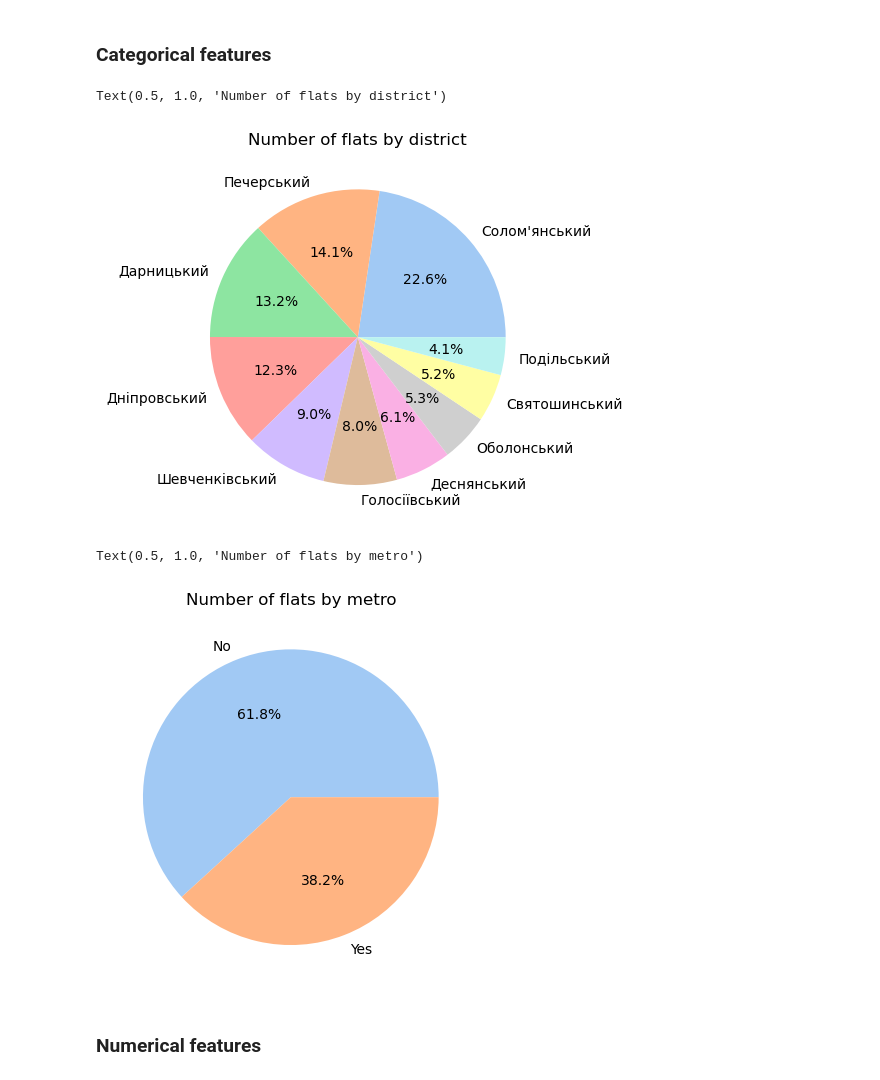
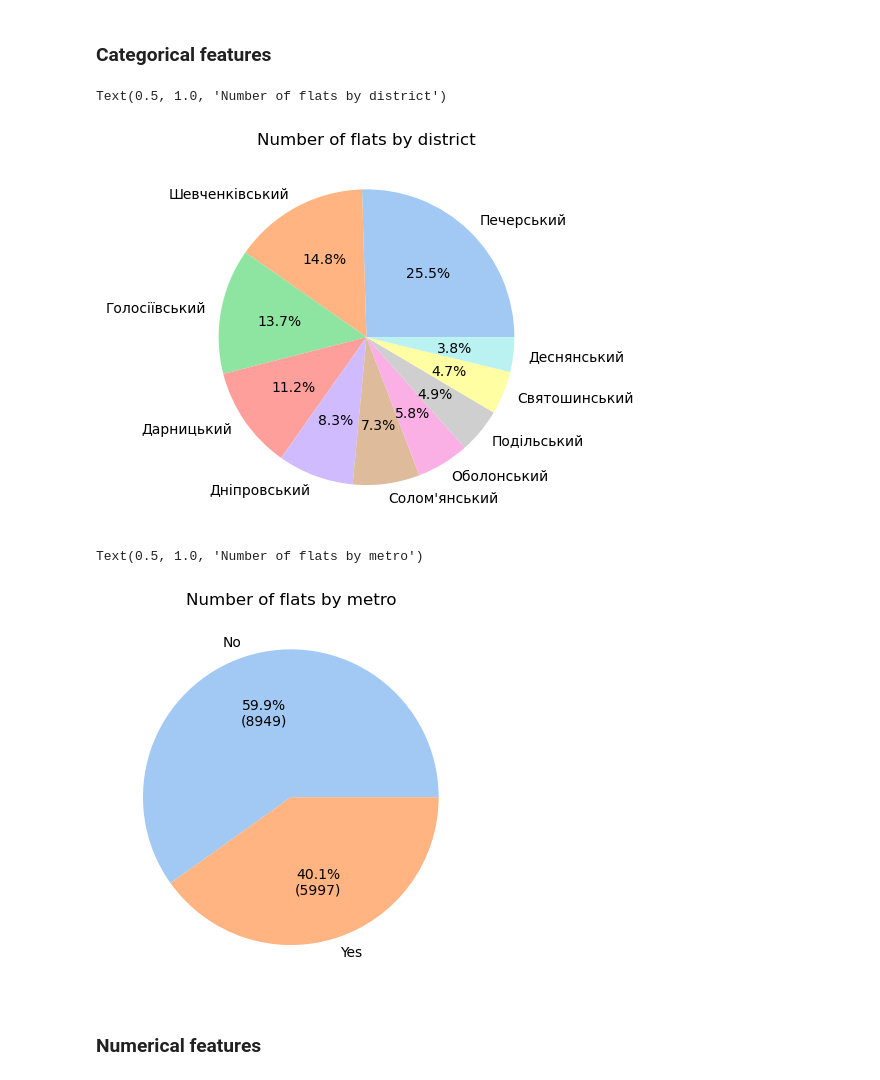
Before and after one commit to boiarchuk-m/Kyiv-flats-rent, a Jupyter notebook: Data_analysis.ipynb, the cells around one changed output. Saved outputs shown, nothing was run; the diff lists cells and outputs as text; code cells hidden in the pictures.

```diff
--- a/Data_analysis.ipynb
+++ b/Data_analysis.ipynb
@@ -55,3 +47,0 @@ sns.boxplot(df.price)
-# %%
-df = df[df.price<500000]
-sns.boxplot(df.price)
@@ -72,3 +47,0 @@ sns.boxplot(df.total_area)
-# %%
-df = df[df.total_area <600]
-sns.boxplot(df.total_area)
@@ -83,3 +47,0 @@ sns.boxplot(df.kitchen_area)
-# %%
-df = df[df.total_area <150]
-sns.boxplot(df.total_area)
@@ -94,3 +47,0 @@ df[df.floor >48]
-# %%
-df.drop(8412, inplace=True)
-df.reset_index(inplace=True, drop=True)
@@ -102,19 +61,28 @@ numerical = ['rooms', 'floor', 'total_area', 'kitchen_area', 'floor_total']
 # %%
 colors = sns.color_palette('pastel')[0:10]
-plt.pie(x =df.district.value_counts(), labels=df.district.unique(), colors =colors,  autopct='%1.1f%%')
+
+plt.pie(x =df.district.value_counts(), labels=df.district.value_counts().index, colors =colors,   autopct='%1.1f%%')
 
 plt.title("Number of flats by district")
 # %% [output]
 Text(0.5, 1.0, 'Number of flats by district')
-[figure, old version]
+[figure, new version]
 # %%
 colors = sns.color_palette('pastel')[0:2]
-plt.pie(x =df.metro.value_counts(), labels=["No", "Yes"], colors =colors,  autopct='%1.1f%%')
+
+def autopct_format(values):
+        def my_format(pct):
+            total = sum(values)
+            val = int(round(pct*total/100.0))
+            return '{:.1f}%\n({v:d})'.format(pct, v=val)
+        return my_format
+
+plt.pie(x =df.metro.value_counts(), labels=["No", "Yes"], colors =colors, autopct=autopct_format(df.district.value_counts()))
 
 plt.title("Number of flats by metro")
 # %% [output]
 Text(0.5, 1.0, 'Number of flats by metro')
-[figure, old version]
+[figure, new version]
 # %% [markdown]
 ### Numerical features
 # %%
```
Also changed, not shown: parts of 22 cells of this notebook, 3 other files.
